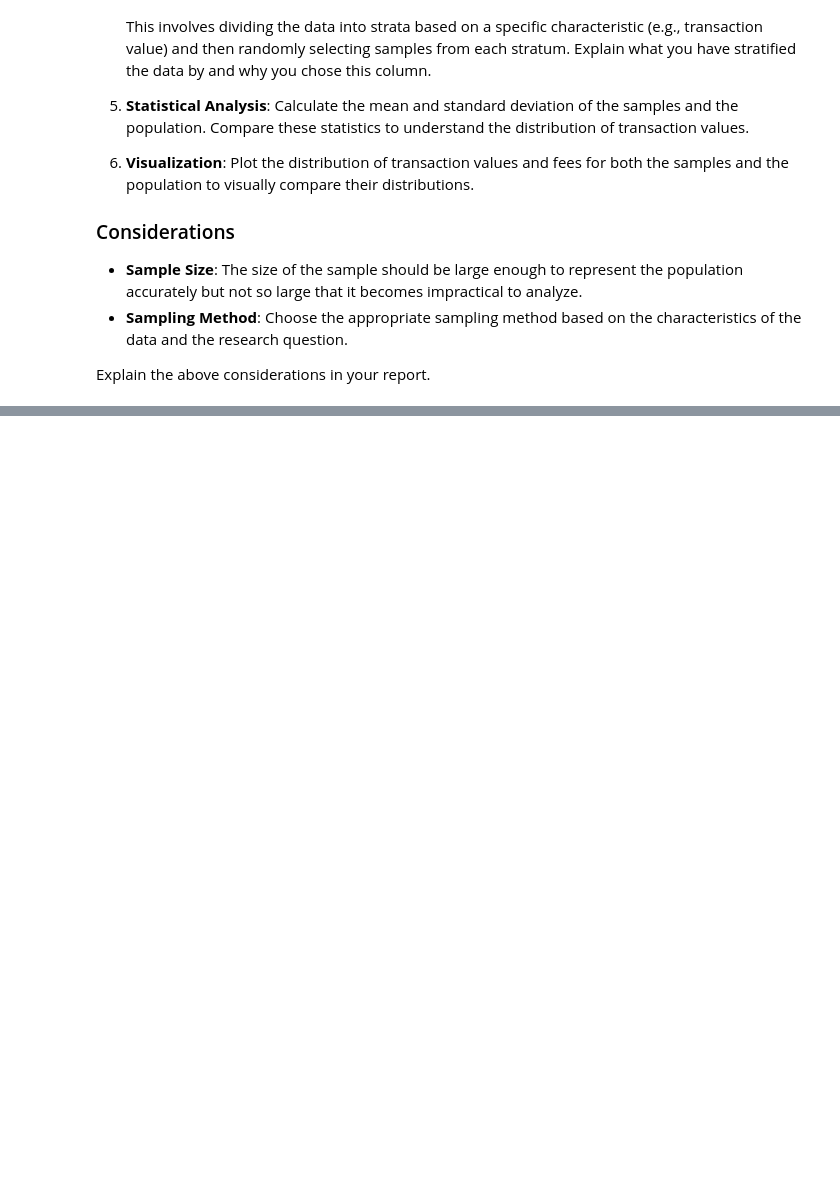
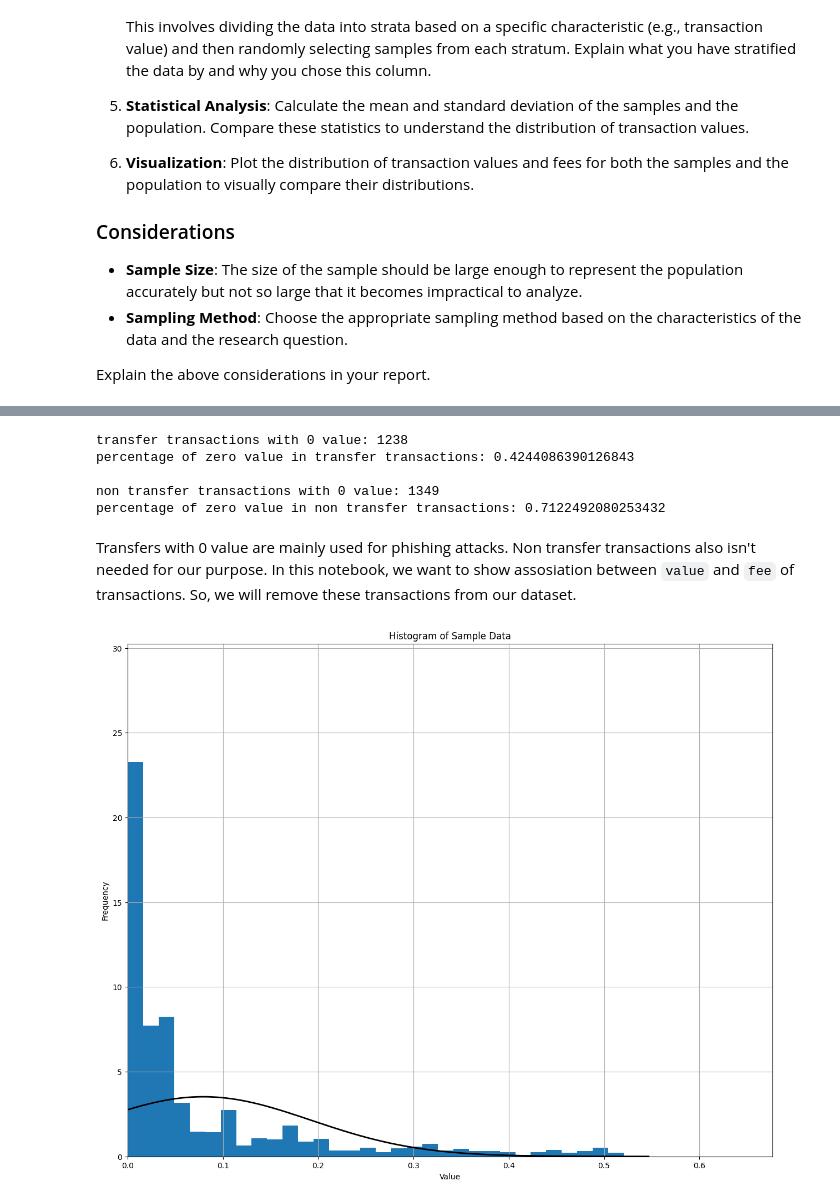
Before and after one commit to Hadi-loo/Introduction-to-Data-Science-Course, a Jupyter notebook: CA0. Web Scrapping/web scrapping.ipynb, the cells around one changed output, grey strips where cells are left out. Cells and saved outputs as stored; diff of their text form; code cells hidden in the pictures; blank space fills up the shorter version.

```diff
--- a/CA0. Web Scrapping/web scrapping.ipynb
+++ b/CA0. Web Scrapping/web scrapping.ipynb
@@ -651,0 +565,2 @@ Explain the above considerations in your report.
+# %%
+df = pd.read_csv('etherscan.csv')
@@ -651,0 +579,33 @@ Explain the above considerations in your report.
+# %%
+transfer = df[df['Method'] == 'Transfer']
+non_transfer = df[df['Method'] != 'Transfer']
+
+transfer_zero = transfer[transfer['Value'] == 0]
+non_transfer_zero = non_transfer[non_transfer['Value'] == 0]
+
+print(f'transfer transactions with 0 value: {transfer_zero.shape[0]}')
+print(f'percentage of zero value in transfer transactions: {transfer_zero.shape[0] / transfer.shape[0]}\n')
+print(f'non transfer transactions with 0 value: {non_transfer_zero.shape[0]}')
+print(f'percentage of zero value in non transfer transactions: {non_transfer_zero.shape[0] / non_transfer.shape[0]}')
+# %% [output]
+transfer transactions with 0 value: 1238
+percentage of zero value in transfer transactions: 0.4244086390126843
+
+non transfer transactions with 0 value: 1349
+percentage of zero value in non transfer transactions: 0.7122492080253432
+# %% [markdown]
+Transfers with 0 value are mainly used for phishing attacks. Non transfer transactions also isn't needed for our purpose. In this notebook, we want to show assosiation between `value` and `fee` of transactions. So, we will remove these transactions from our dataset.
+# %%
+df = df[~(df['Method'] != 'Transfer')]
+df = df[~(df['Value'] == 0)]
+# %%
+# remove outliers using interquartile range
+q1 = df['Value'].quantile(0.25)
+q3 = df['Value'].quantile(0.75)
+iqr = q3 - q1
+df = df[~((df['Value'] < (q1 - 1.5 * iqr)) | (df['Value'] > (q3 + 1.5 * iqr)))]
+df = df[~(df['Value'] == 0)]
+# %%
+plot_histogram(df['Value'])
+# %% [output]
+[figure, added]
```
Also changed, not shown: parts of 9 cells of this notebook.
